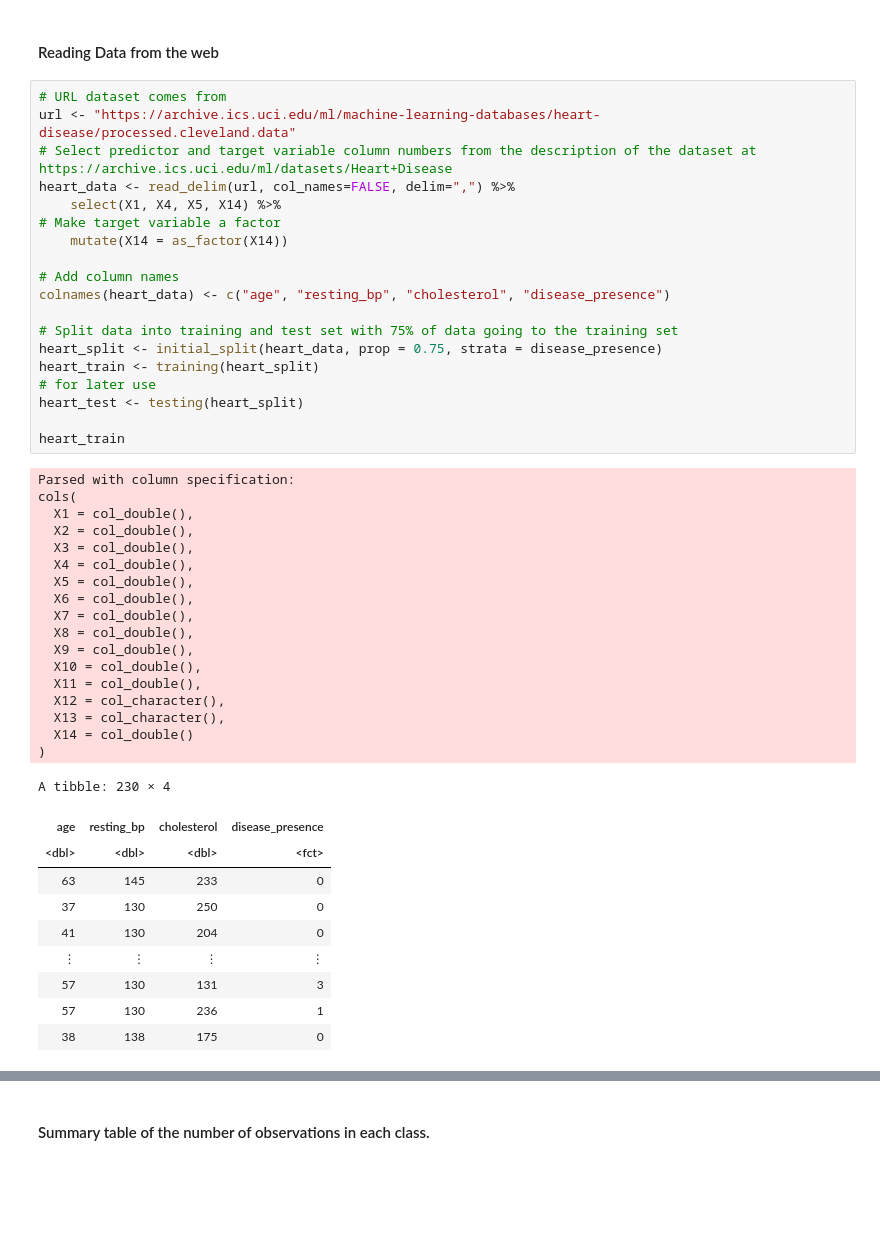
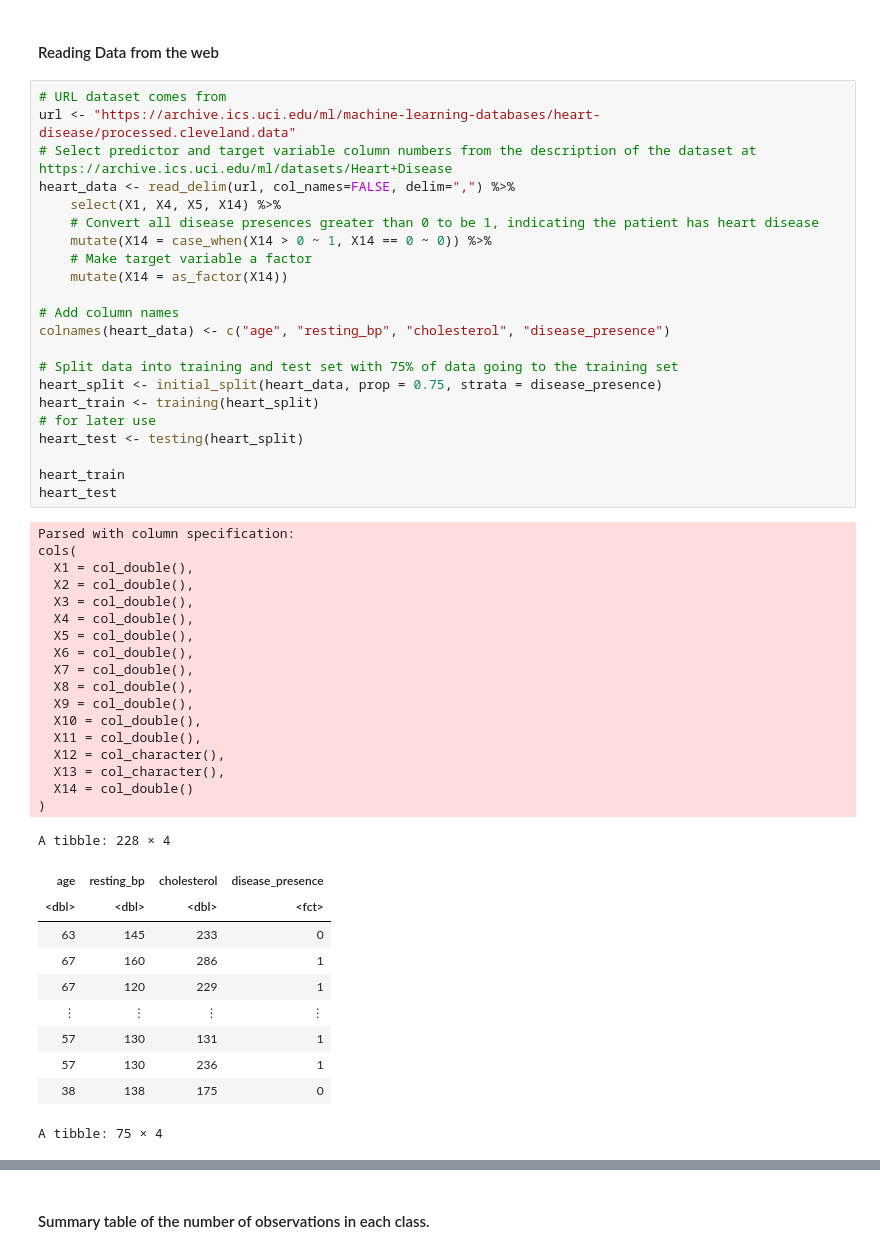
Before and after one commit to danielkaichis/dsci100_project, a Jupyter notebook: report.ipynb, the cells around one changed output, grey strips where cells are left out. Cells and saved outputs as stored; diff of their text form; blank space fills up the shorter version.

```diff
--- a/report.ipynb
+++ b/report.ipynb
@@ -21,44 +24,48 @@ url <- "https://archive.ics.uci.edu/ml/machine-learning-databases/heart-disease/
 # Select predictor and target variable column numbers from the description of the dataset at https://archive.ics.uci.edu/ml/datasets/Heart+Disease
 heart_data <- read_delim(url, col_names=FALSE, delim=",") %>%
     select(X1, X4, X5, X14) %>%
-# Make target variable a factor
+    # Convert all disease presences greater than 0 to be 1, indicating the patient has heart disease
+    mutate(X14 = case_when(X14 > 0 ~ 1, X14 == 0 ~ 0)) %>%
+    # Make target variable a factor
     mutate(X14 = as_factor(X14))
 
 # Add column names
 colnames(heart_data) <- c("age", "resting_bp", "cholesterol", "disease_presence")
 
 # Split data into training and test set with 75% of data going to the training set
 heart_split <- initial_split(heart_data, prop = 0.75, strata = disease_presence)
 heart_train <- training(heart_split)
 # for later use
 heart_test <- testing(heart_split)
 
 heart_train
+heart_test
 # %% [output]
 Parsed with column specification:
 cols(
   X1 = col_double(),
   X2 = col_double(),
   X3 = col_double(),
   X4 = col_double(),
   X5 = col_double(),
   X6 = col_double(),
   X7 = col_double(),
   X8 = col_double(),
   X9 = col_double(),
   X10 = col_double(),
   X11 = col_double(),
   X12 = col_character(),
   X13 = col_character(),
   X14 = col_double()
 )
-A tibble: 230 × 4
+A tibble: 228 × 4
 | age | resting_bp | cholesterol | disease_presence |
 | <dbl> | <dbl> | <dbl> | <fct> |
 | 63 | 145 | 233 | 0 |
-| 37 | 130 | 250 | 0 |
-| 41 | 130 | 204 | 0 |
+| 67 | 160 | 286 | 1 |
+| 67 | 120 | 229 | 1 |
 | ⋮ | ⋮ | ⋮ | ⋮ |
-| 57 | 130 | 131 | 3 |
+| 57 | 130 | 131 | 1 |
 | 57 | 130 | 236 | 1 |
 | 38 | 138 | 175 | 0 |
+A tibble: 75 × 4
```
Also changed, not shown: parts of 8 cells of this notebook.
